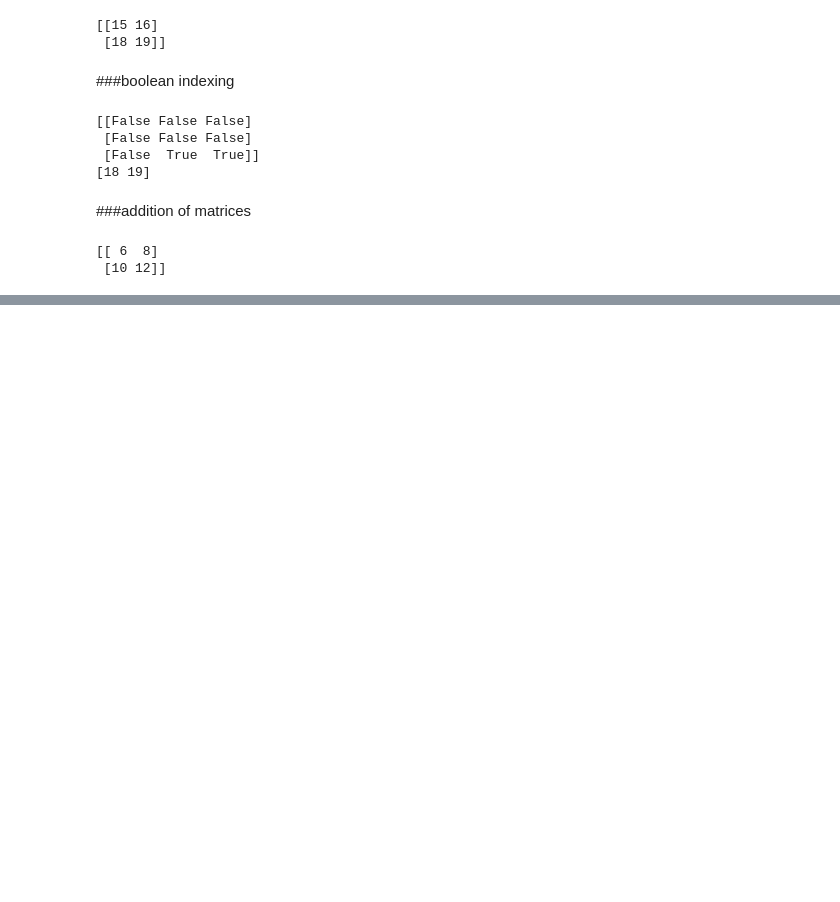
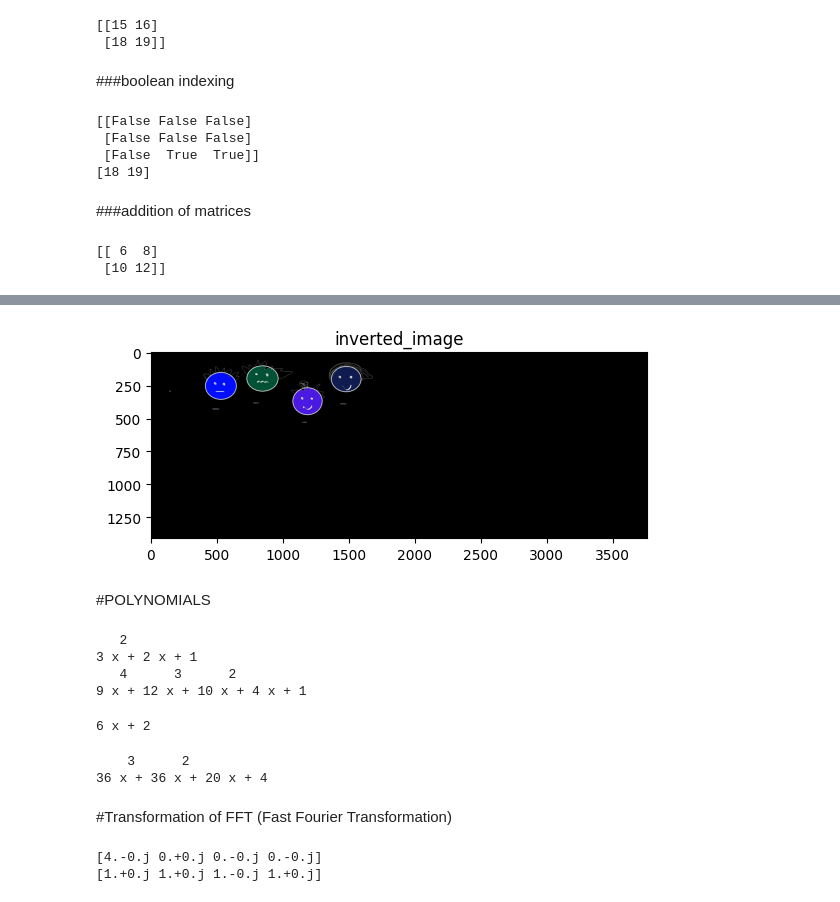
Before and after one commit to ayushi-006/Hands_on_Pandas-, a Jupyter notebook: PANDAS.ipynb, the cells around one changed output, grey strips where cells are left out. Saved outputs shown, nothing was run; the diff lists cells and outputs as text; code cells hidden in the pictures; blank space fills up the shorter version.

```diff
--- a/PANDAS.ipynb
+++ b/PANDAS.ipynb
@@ -866,0 +1021,49 @@ print(x+y)
+# %%
+inverted_image = np.max(image_array) - image_array
+plt.imshow(inverted_image, cmap='gray')
+plt.title('inverted_image')
+plt.show()
+# %% [output]
+[figure, added]
+# %% [markdown]
+#POLYNOMIALS
+# %%
+from numpy import poly1d
+p = poly1d([3,2,1])
+print(p)
+
+p_sqrt = p*p
+print(p_sqrt)
+# %% [output]
+   2
+3 x + 2 x + 1
+   4      3      2
+9 x + 12 x + 10 x + 4 x + 1
+# %%
+print(p.deriv())
+# %% [output]
+6 x + 2
+# %%
+print(p_sqrt.deriv())
+# %% [output]
+    3      2
+36 x + 36 x + 20 x + 4
+# %% [markdown]
+#Transformation of FFT (Fast Fourier Transformation)
+# %%
+#Computation of FFT
+from scipy.fftpack import fft,ifft
+import numpy as np
+#Numpy array generation
+x = np.array([1.0, 1.0, 1.0, 1.0])
+
+
+#Applying the fft function
+y = fft(x)
+print(y)
+
+yinv = ifft(y)
+print (yinv)
+# %% [output]
+[4.-0.j 0.+0.j 0.-0.j 0.-0.j]
+[1.+0.j 1.+0.j 1.-0.j 1.+0.j]
```
Also changed, not shown: parts of 42 cells of this notebook.
